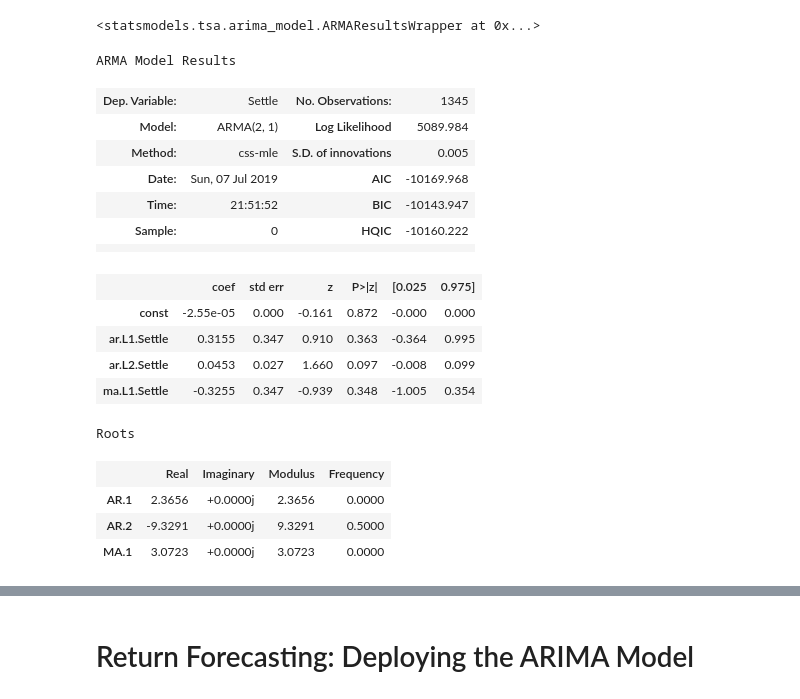
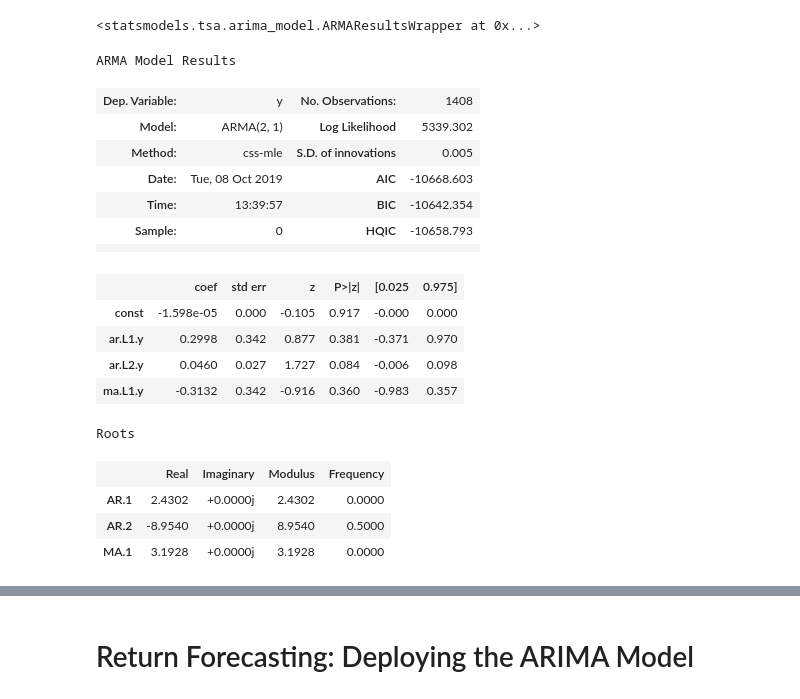
Before and after one commit to stragitech/Yen_Futures, a Jupyter notebook: time_series_analysis.ipynb, the cells around one changed output, grey strips where cells are left out. Saved outputs shown, nothing was run; the diff lists cells and outputs as text; code cells hidden in the pictures.

Commit message:
Added ARMA summary

```diff
--- a/time_series_analysis.ipynb
+++ b/time_series_analysis.ipynb
@@ -282,35 +271,36 @@ import statsmodels.api as sm
 df = fut[["Settle"]].pct_change().dropna()
 
 # Estimate and ARMA model using statsmodels
+from statsmodels.tsa.arima_model import ARMA
 # Hint: ARMA(df, order=(p, q)).fit()
 autoregressive_count = 2
 moving_average_window = 1
-model = # YOUR CODE HERE
+model = ARMA(df.values, order=(autoregressive_count,moving_average_window)).fit()
 model
 # %% [output]
 <statsmodels.tsa.arima_model.ARMAResultsWrapper at 0x...>
 # %%
 # Output model summary results:
-# YOUR CODE HERE
+model.summary()
 # %% [output]
 ARMA Model Results
-| Dep. Variable: | Settle | No. Observations: | 1345 |
-| Model: | ARMA(2, 1) | Log Likelihood | 5089.984 |
+| Dep. Variable: | y | No. Observations: | 1408 |
+| Model: | ARMA(2, 1) | Log Likelihood | 5339.302 |
 | Method: | css-mle | S.D. of innovations | 0.005 |
-| Date: | Sun, 07 Jul 2019 | AIC | -10169.968 |
-| Time: | 21:51:52 | BIC | -10143.947 |
-| Sample: | 0 | HQIC | -10160.222 |
+| Date: | Tue, 08 Oct 2019 | AIC | -10668.603 |
+| Time: | 13:39:57 | BIC | -10642.354 |
+| Sample: | 0 | HQIC | -10658.793 |
 |  |  |  |  |
 |  | coef | std err | z | P>|z| | [0.025 | 0.975] |
-| const | -2.55e-05 | 0.000 | -0.161 | 0.872 | -0.000 | 0.000 |
-| ar.L1.Settle | 0.3155 | 0.347 | 0.910 | 0.363 | -0.364 | 0.995 |
-| ar.L2.Settle | 0.0453 | 0.027 | 1.660 | 0.097 | -0.008 | 0.099 |
-| ma.L1.Settle | -0.3255 | 0.347 | -0.939 | 0.348 | -1.005 | 0.354 |
+| const | -1.598e-05 | 0.000 | -0.105 | 0.917 | -0.000 | 0.000 |
+| ar.L1.y | 0.2998 | 0.342 | 0.877 | 0.381 | -0.371 | 0.970 |
+| ar.L2.y | 0.0460 | 0.027 | 1.727 | 0.084 | -0.006 | 0.098 |
+| ma.L1.y | -0.3132 | 0.342 | -0.916 | 0.360 | -0.983 | 0.357 |
 Roots
 |  | Real | Imaginary | Modulus | Frequency |
-| AR.1 | 2.3656 | +0.0000j | 2.3656 | 0.0000 |
-| AR.2 | -9.3291 | +0.0000j | 9.3291 | 0.5000 |
-| MA.1 | 3.0723 | +0.0000j | 3.0723 | 0.0000 |
+| AR.1 | 2.4302 | +0.0000j | 2.4302 | 0.0000 |
+| AR.2 | -8.9540 | +0.0000j | 8.9540 | 0.5000 |
+| MA.1 | 3.1928 | +0.0000j | 3.1928 | 0.0000 |
 # %%
 # Plot autocorrelation and partial correlation graphs with an alpha of 0.10 and lags=30.
 
```
Also changed, not shown: parts of 32 cells of this notebook.
